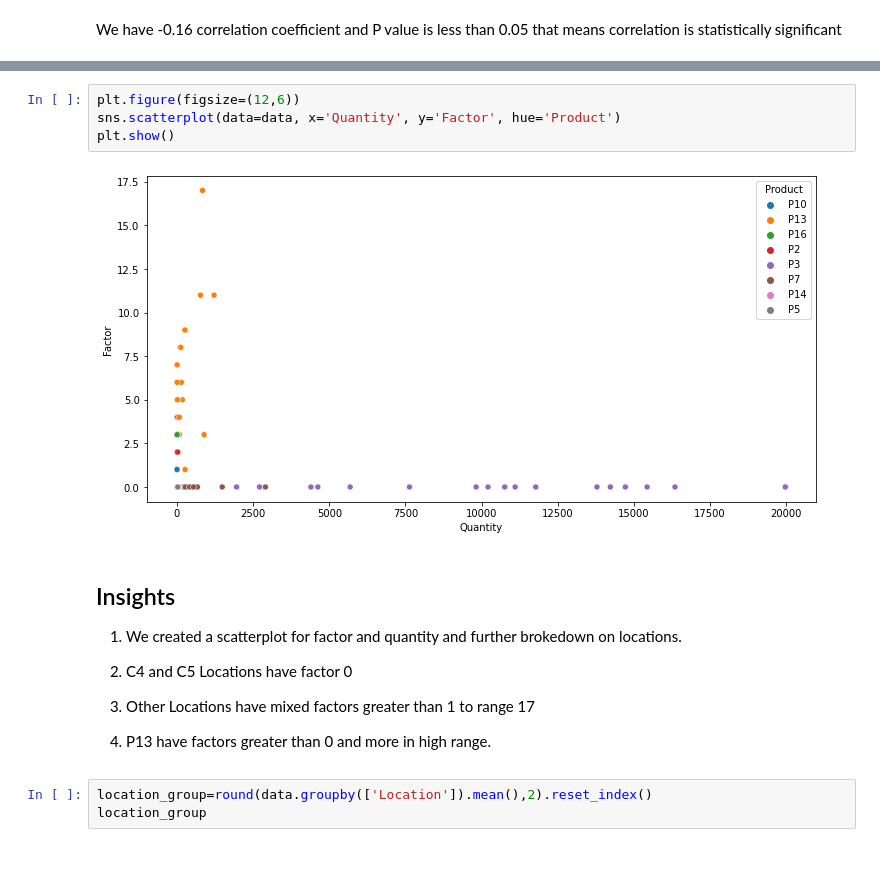
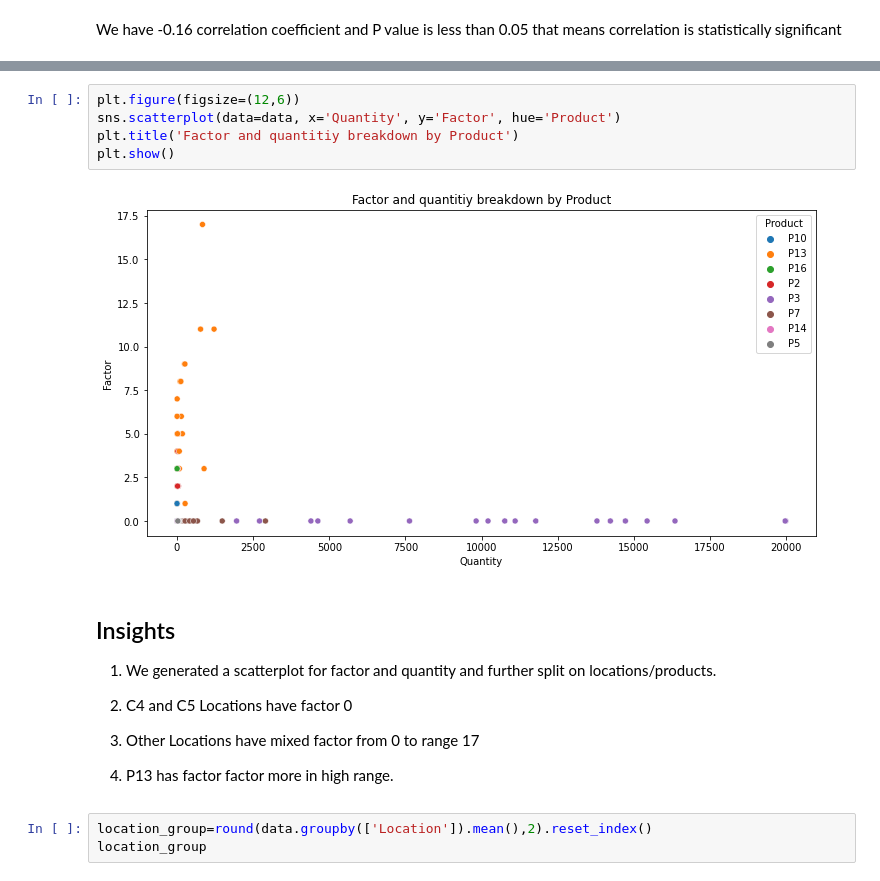
Before and after one commit to sha863/Forecast-Data-Analysis, a Jupyter notebook: Forecast_data_analysis.ipynb, the cells around one changed output, grey strips where cells are left out. Saved outputs shown, nothing was run; the diff lists cells and outputs as text.

```diff
--- a/Forecast_data_analysis.ipynb
+++ b/Forecast_data_analysis.ipynb
@@ -299,19 +298,20 @@ plt.show()
 # %%
 plt.figure(figsize=(12,6))
 sns.scatterplot(data=data, x='Quantity', y='Factor', hue='Product')
+plt.title('Factor and quantitiy breakdown by Product')
 plt.show()
 # %% [output]
-[figure, old version]
+[figure, new version]
 # %% [markdown]
 ## Insights
 
-1. We created a scatterplot for factor and quantity and further brokedown on locations.
+1.  We generated a scatterplot for factor and quantity and further split on locations/products.
 
 2. C4 and C5 Locations have factor 0
 
-3. Other Locations have mixed factors greater than 1 to range 17
+3. Other Locations have mixed factor from 0 to range 17
 
-4. P13 have factors greater than 0 and more in high range.
+4. P13 has factor factor more in high range.
 # %%
 location_group=round(data.groupby(['Location']).mean(),2).reset_index()
 location_group
```
Also changed, not shown: parts of 32 cells of this notebook.
